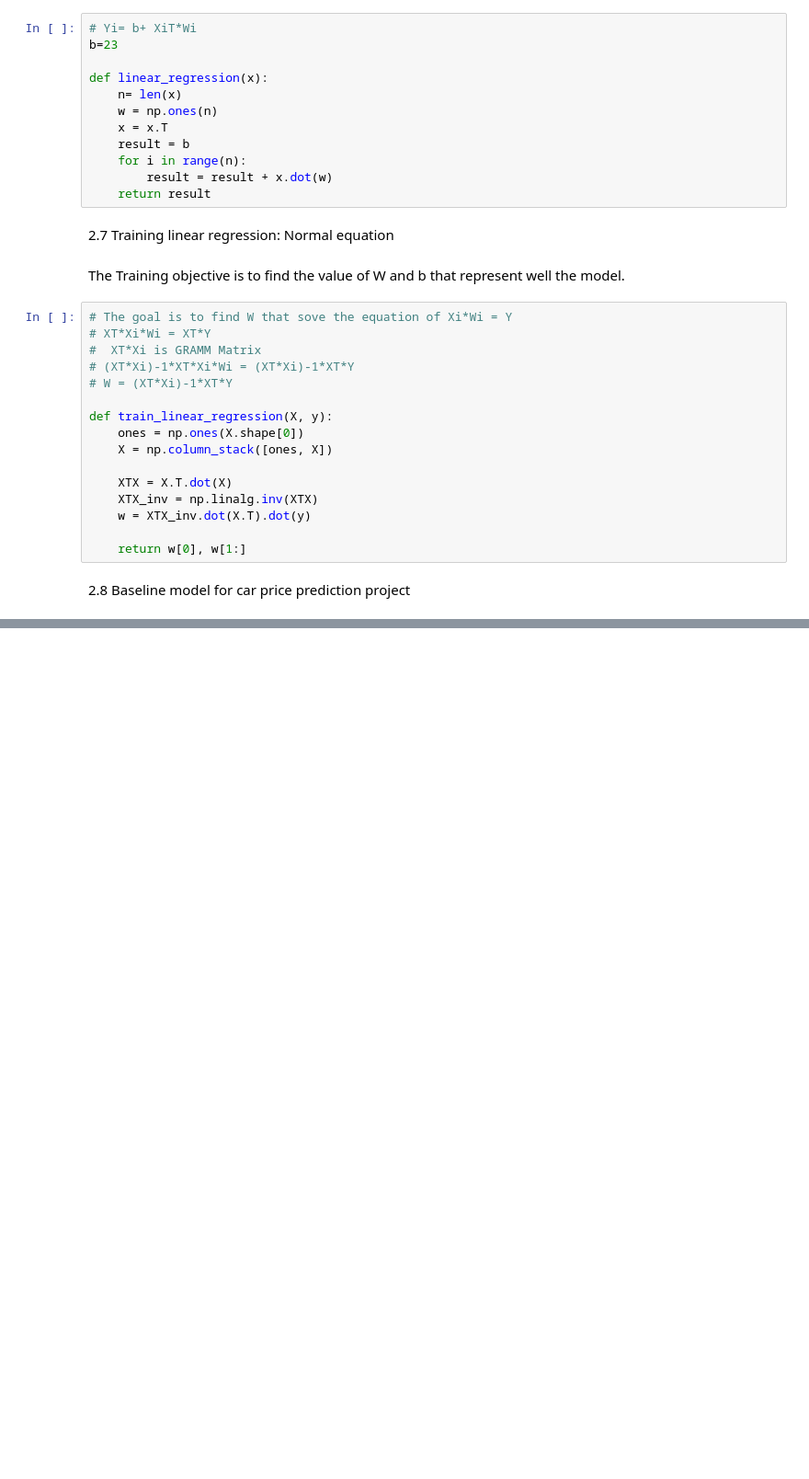
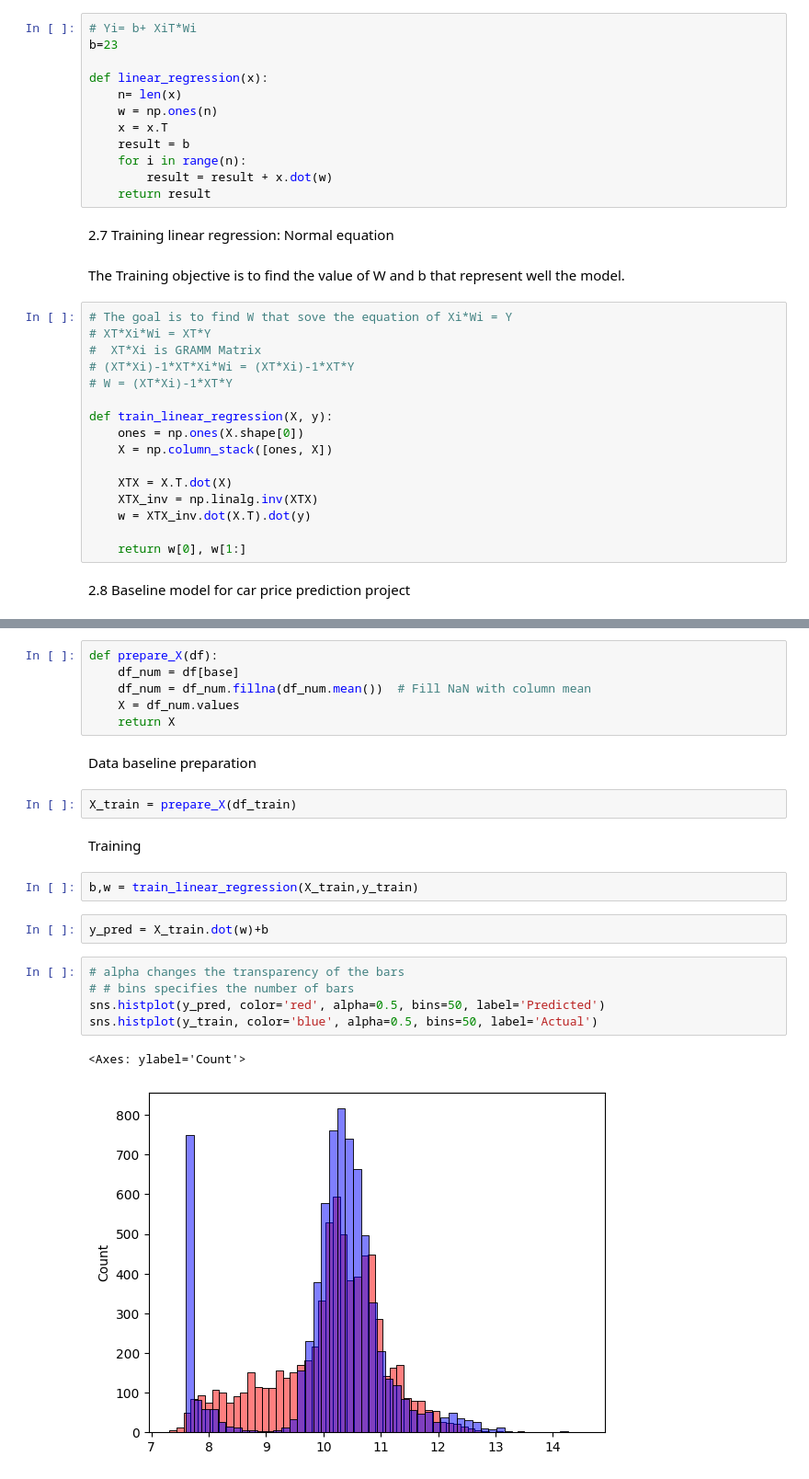
Before and after one commit to GonzalezMada/machine-learning-zoomcamp2025-homework, a Jupyter notebook: 02-Car_Price_Prediction_using_Regression/carprice.ipynb, the cells around one changed output, grey strips where cells are left out. Shown at 92% size. Drawn from its saved outputs; the diff is of its cells as text; blank space fills up the shorter version.

Commit message:
Development of the baseline model

```diff
--- a/02-Car_Price_Prediction_using_Regression/carprice.ipynb
+++ b/02-Car_Price_Prediction_using_Regression/carprice.ipynb
@@ -262,0 +343,24 @@ def train_linear_regression(X, y):
+# %%
+def prepare_X(df):
+    df_num = df[base]
+    df_num = df_num.fillna(df_num.mean())  # Fill NaN with column mean
+    X = df_num.values
+    return X
+# %% [markdown]
+Data baseline preparation
+# %%
+X_train = prepare_X(df_train)
+# %% [markdown]
+Training
+# %%
+b,w = train_linear_regression(X_train,y_train)
+# %%
+y_pred = X_train.dot(w)+b
+# %%
+# alpha changes the transparency of the bars
+# # bins specifies the number of bars
+sns.histplot(y_pred, color='red', alpha=0.5, bins=50, label='Predicted')
+sns.histplot(y_train, color='blue', alpha=0.5, bins=50, label='Actual')
+# %% [output]
+<Axes: ylabel='Count'>
+[figure, added]
```
Also changed, not shown: parts of 6 cells of this notebook.
